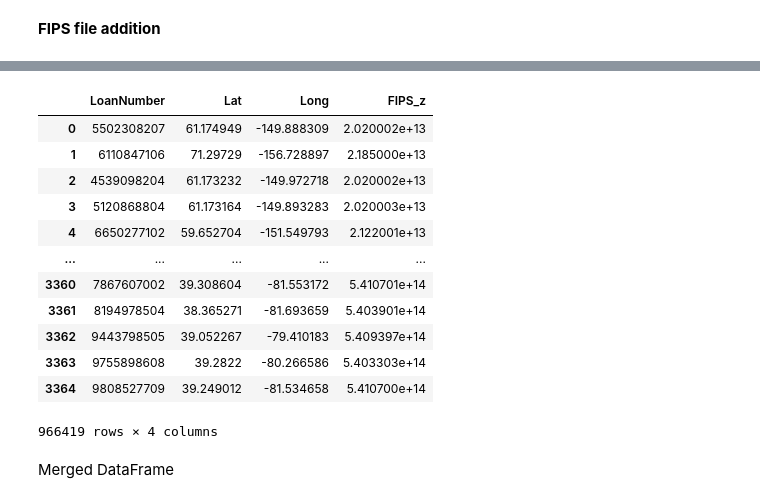
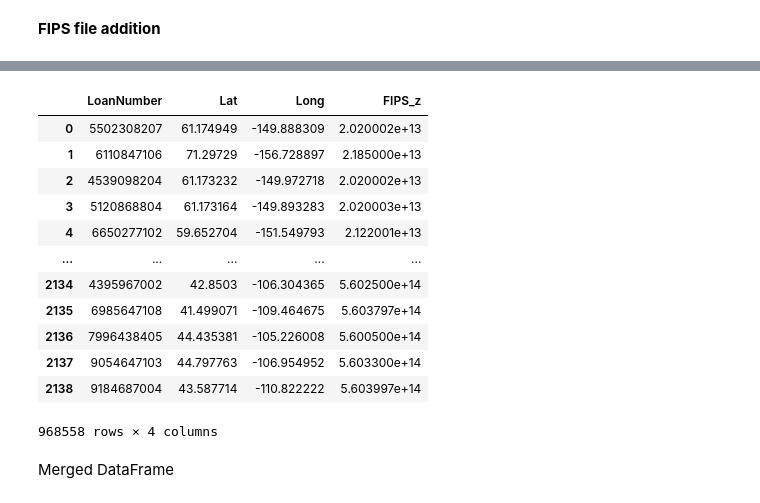
Before and after one commit to cspence001/mapdata_finalization_notebooks, a Jupyter notebook: main_concat23.ipynb, the cells around one changed output, grey strips where cells are left out. Drawn from its saved outputs; the diff is of its cells as text; code cells hidden in the pictures.

```diff
--- a/main_concat23.ipynb
+++ b/main_concat23.ipynb
@@ -150,6 +150,7 @@ ppp_fips_vt = pd.read_csv("../data/state_data/geo/geo_fips/VT_fips_scraped.csv")
 ppp_fips_wa = pd.read_csv("../data/state_data/geo/geo_fips/WA_fips_scraped.csv")
 ppp_fips_wi = pd.read_csv("../data/state_data/geo/geo_fips/WI_fips_scraped.csv")
 ppp_fips_wv = pd.read_csv("../data/state_data/geo/geo_fips/WV_fips_scraped.csv")
+ppp_fips_wy = pd.read_csv("../data/state_data/geo/geo_fips/WY_fips_scraped.csv")
 # %%
 ppp_fips_as.head()
 # %% [output]
@@ -168,30 +170,31 @@ ppp_fips_al = ppp_fips_al[cols]
 ppp_fips_ar = ppp_fips_ar[cols]
 ppp_fips_as = ppp_fips_as[cols]
 ppp_fips_az = ppp_fips_az[cols]
+
 ppp_fips_ca = ppp_fips_ca[cols]
-
 ppp_fips_co = ppp_fips_co[cols]
 ppp_fips_ct = ppp_fips_ct[cols]
 ppp_fips_dc = ppp_fips_dc[cols]
 ppp_fips_de = ppp_fips_de[cols]
+
 ppp_fips_fl = ppp_fips_fl[cols]
-
 ppp_fips_ga = ppp_fips_ga[cols]
 ppp_fips_gu = ppp_fips_gu[cols]
 ppp_fips_hi = ppp_fips_hi[cols]
 ppp_fips_ia = ppp_fips_ia[cols]
+
 ppp_fips_id = ppp_fips_id[cols]
 ppp_fips_il = ppp_fips_il[cols]
 ppp_fips_in = ppp_fips_in[cols]
 ppp_fips_ks = ppp_fips_ks[cols]
+ppp_fips_ky = ppp_fips_ky[cols]
 
-ppp_fips_ky = ppp_fips_ky[cols]
 ppp_fips_la = ppp_fips_la[cols]
 ppp_fips_ma = ppp_fips_ma[cols]
 ppp_fips_md = ppp_fips_md[cols]
 ppp_fips_me = ppp_fips_me[cols]
+ppp_fips_mi = ppp_fips_mi[cols]
 
-ppp_fips_mi = ppp_fips_mi[cols]
 ppp_fips_mn = ppp_fips_mn[cols]
 ppp_fips_mo = ppp_fips_mo[cols]
 ppp_fips_mp = ppp_fips_mp[cols]
@@ -209,49 +212,57 @@ ppp_fips_nv = ppp_fips_nv[cols]
 ppp_fips_ny = ppp_fips_ny[cols]
 ppp_fips_oh = ppp_fips_oh[cols]
 ppp_fips_ok = ppp_fips_ok[cols]
+
 ppp_fips_or = ppp_fips_or[cols]
-
 ppp_fips_pa = ppp_fips_pa[cols]
 ppp_fips_pr = ppp_fips_pr[cols]
 ppp_fips_ri = ppp_fips_ri[cols]
 ppp_fips_sc = ppp_fips_sc[cols]
+
 ppp_fips_sd = ppp_fips_sd[cols]
 ppp_fips_tn = ppp_fips_tn[cols]
 ppp_fips_tx = ppp_fips_tx[cols]
 ppp_fips_ut = ppp_fips_ut[cols]
 ppp_fips_va = ppp_fips_va[cols]
+
 ppp_fips_vi = ppp_fips_vi[cols]
-
 ppp_fips_vt = ppp_fips_vt[cols]
 ppp_fips_wa = ppp_fips_wa[cols]
 ppp_fips_wi = ppp_fips_wi[cols]
 ppp_fips_wv = ppp_fips_wv[cols]
 
+ppp_fips_wy = ppp_fips_wy[cols]
 
-frames = [ppp_fips_ak, ppp_fips_al, ppp_fips_ar, ppp_fips_as, ppp_fips_az, ppp_fips_ca,
-ppp_fips_co, ppp_fips_ct, ppp_fips_dc, ppp_fips_de, ppp_fips_fl, ppp_fips_ga, ppp_fips_gu, ppp_fips_hi, ppp_fips_ia, ppp_fips_id, ppp_fips_il, ppp_fips_in, ppp_fips_ks,
-ppp_fips_ky, ppp_fips_la, ppp_fips_ma, ppp_fips_md, ppp_fips_me, ppp_fips_mi, ppp_fips_mn, ppp_fips_mo, ppp_fips_mp, ppp_fips_ms, ppp_fips_mt, ppp_fips_nc, ppp_fips_nd,
-ppp_fips_ne, ppp_fips_nh, ppp_fips_nj, ppp_fips_nm, ppp_fips_nv, ppp_fips_ny, ppp_fips_oh, ppp_fips_ok, ppp_fips_or, ppp_fips_pa, ppp_fips_pr, ppp_fips_ri,
-ppp_fips_sc, ppp_fips_sd, ppp_fips_tn, ppp_fips_tx, ppp_fips_ut,
-ppp_fips_va, ppp_fips_vi, ppp_fips_vt, ppp_fips_wa, ppp_fips_wi, ppp_fips_wv]
+
+frames = [ppp_fips_ak, ppp_fips_al, ppp_fips_ar, ppp_fips_as, ppp_fips_az,
+ppp_fips_ca, ppp_fips_co, ppp_fips_ct, ppp_fips_dc, ppp_fips_de,
+ppp_fips_fl, ppp_fips_ga, ppp_fips_gu, ppp_fips_hi, ppp_fips_ia,
+ppp_fips_id, ppp_fips_il, ppp_fips_in, ppp_fips_ks, ppp_fips_ky,
+ppp_fips_la, ppp_fips_ma, ppp_fips_md, ppp_fips_me, ppp_fips_mi,
+ppp_fips_mn, ppp_fips_mo, ppp_fips_mp, ppp_fips_ms, ppp_fips_mt,
+ppp_fips_nc, ppp_fips_nd, ppp_fips_ne, ppp_fips_nh, ppp_fips_nj,
+ppp_fips_nm, ppp_fips_nv, ppp_fips_ny, ppp_fips_oh, ppp_fips_ok,
+ppp_fips_or, ppp_fips_pa, ppp_fips_pr, ppp_fips_ri, ppp_fips_sc,
+ppp_fips_sd, ppp_fips_tn, ppp_fips_tx, ppp_fips_ut, ppp_fips_va,
+ppp_fips_vi, ppp_fips_vt, ppp_fips_wa, ppp_fips_wi, ppp_fips_wv, ppp_fips_wy]
 
 
 result = pd.concat(frames)
 result
 # %% [output]
 |  | LoanNumber | Lat | Long | FIPS_z |
 | 0 | 5502308207 | 61.174949 | -149.888309 | 2.020002e+13 |
 | 1 | 6110847106 | 71.29729 | -156.728897 | 2.185000e+13 |
 | 2 | 4539098204 | 61.173232 | -149.972718 | 2.020002e+13 |
 | 3 | 5120868804 | 61.173164 | -149.893283 | 2.020003e+13 |
 | 4 | 6650277102 | 59.652704 | -151.549793 | 2.122001e+13 |
 | ... | ... | ... | ... | ... |
-| 3360 | 7867607002 | 39.308604 | -81.553172 | 5.410701e+14 |
-| 3361 | 8194978504 | 38.365271 | -81.693659 | 5.403901e+14 |
-| 3362 | 9443798505 | 39.052267 | -79.410183 | 5.409397e+14 |
-| 3363 | 9755898608 | 39.2822 | -80.266586 | 5.403303e+14 |
-| 3364 | 9808527709 | 39.249012 | -81.534658 | 5.410700e+14 |
+| 2134 | 4395967002 | 42.8503 | -106.304365 | 5.602500e+14 |
+| 2135 | 6985647108 | 41.499071 | -109.464675 | 5.603797e+14 |
+| 2136 | 7996438405 | 44.435381 | -105.226008 | 5.600500e+14 |
+| 2137 | 9054647103 | 44.797763 | -106.954952 | 5.603300e+14 |
+| 2138 | 9184687004 | 43.587714 | -110.822222 | 5.603997e+14 |
-966419 rows × 4 columns
+968558 rows × 4 columns
 # %% [markdown]
 Merged DataFrame
 # %%
```
Also changed, not shown: parts of 16 cells of this notebook, 4 other files.
